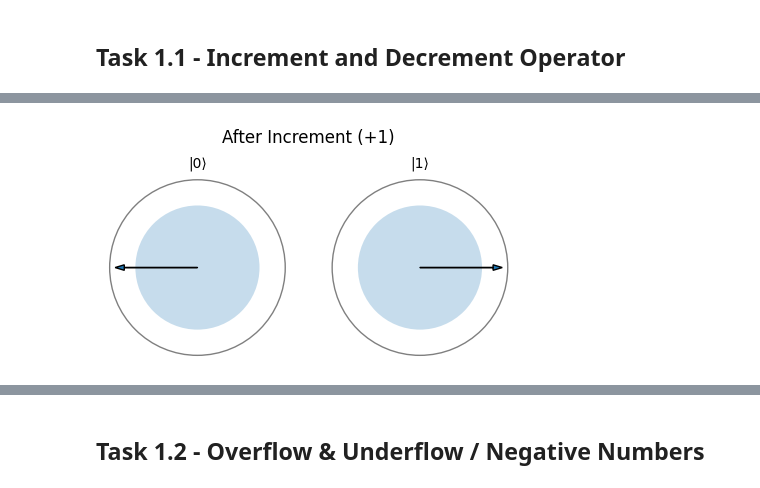
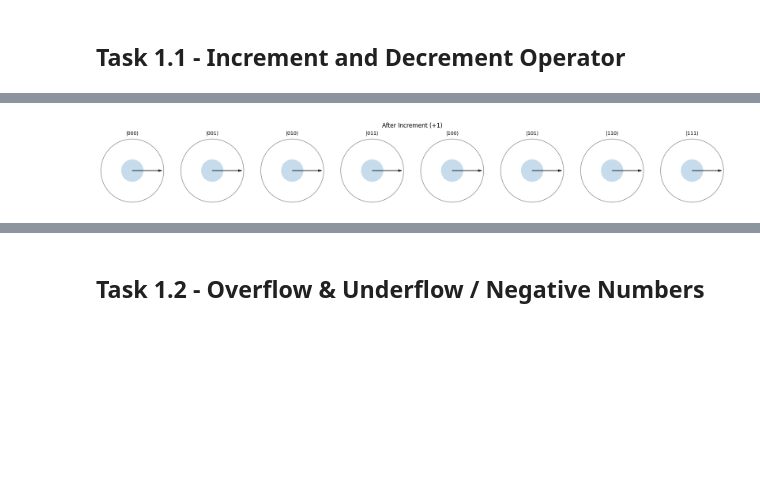
Before and after one commit to btanagho/dd2367Project, a Jupyter notebook: Assignments/Assignment3_Group3.ipynb, the cells around one changed output, grey strips where cells are left out. Cells and saved outputs as stored; diff of their text form; code cells hidden in the pictures; blank space fills up the shorter version.

```diff
--- a/Assignments/Assignment3_Group3.ipynb
+++ b/Assignments/Assignment3_Group3.ipynb
@@ -92,11 +99,8 @@ class QubitSystem:
 # %%
-# create superposition on 1 qubit
-qc = QuantumCircuit(2)
-qc.h(0)         # Hadamard: only qubit 0 in superposition
-qc.draw("text")
+#create superposition of all 3-qubit states
+qc_super = QuantumCircuit(3)
+qc_super.h([0, 1, 2])  # Hadamard on all qubits
 
-# Convert to statevector
-sv = sv_from_circ(qc)
-qs = QubitSystem(sv, label="Initial Superposition |++⟩")
-qs.viz_circle()
+sv = sv_from_circ(qc_super)
+QubitSystem(sv, label="Initial Superposition |+++⟩").viz_circle()
 # %% [output]
@@ -146,9 +108,10 @@ qs.viz_circle()
 # %%
 # Increment Operator
-sv_inc = increment(sv)
-qs_inc = QubitSystem(sv_inc, label="After Increment (+1)")
-qs_inc.viz_circle()
+qc_inc = qc_super.copy()
+qc_inc.compose(increment_impl(), inplace=True)
+sv_inc = sv_from_circ(qc_inc)
+QubitSystem(sv_inc, label="After Increment (+1)").viz_circle()
 # %% [output]
-[figure, old version]
+[figure, new version]
 # %%
 # Decrement Operator
```
Also changed, not shown: parts of 50 cells of this notebook.
